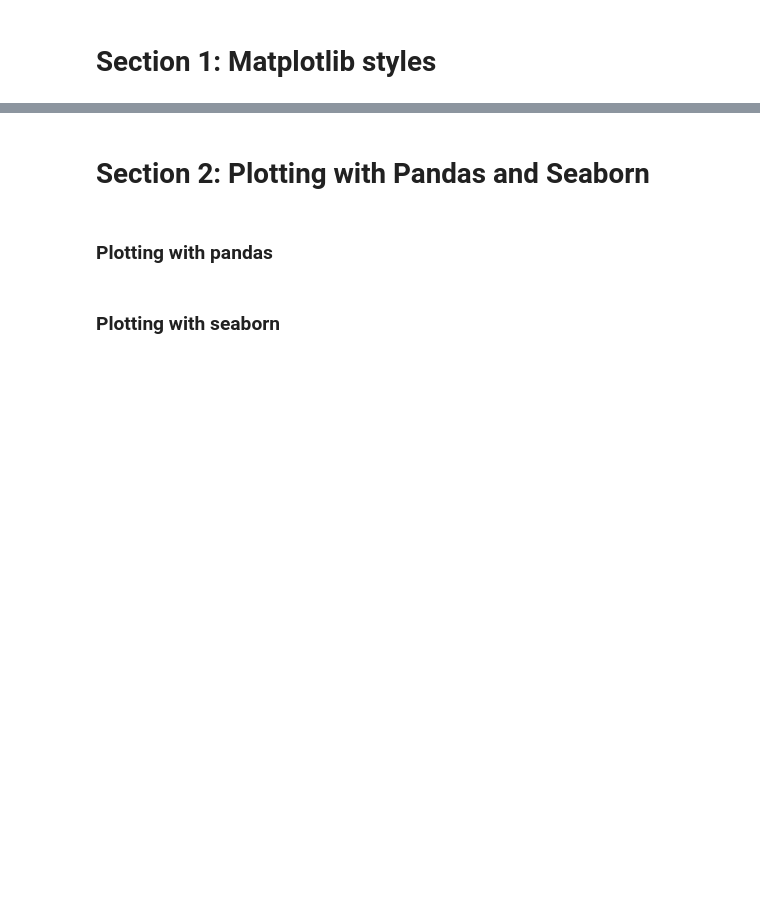
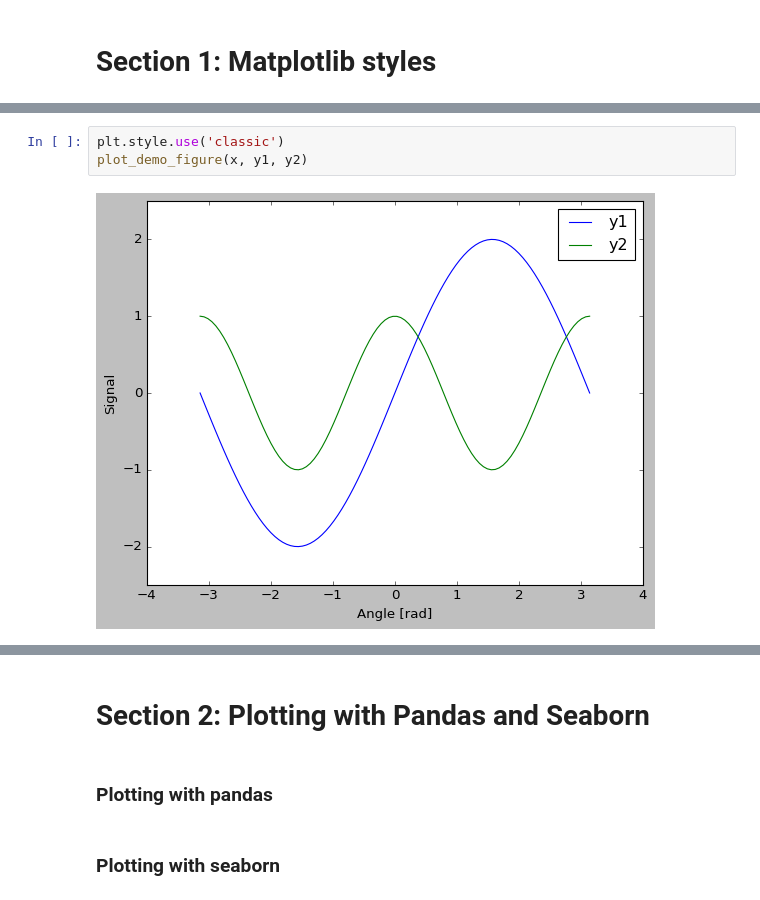
Before and after one commit to GuckLab/SciViz, a Jupyter notebook: workshops/WS3_styles_and_pd-sns.ipynb, the cells around one changed output, grey strips where cells are left out. Saved outputs shown, nothing was run; the diff lists cells and outputs as text; blank space fills up the shorter version.

```diff
--- a/workshops/WS3_styles_and_pd-sns.ipynb
+++ b/workshops/WS3_styles_and_pd-sns.ipynb
@@ -46,0 +77,5 @@ import numpy as np
+# %%
+plt.style.use('classic')
+plot_demo_figure(x, y1, y2)
+# %% [output]
+[figure, added]
```
Also changed, not shown: parts of 21 cells of this notebook, 3 other files.
